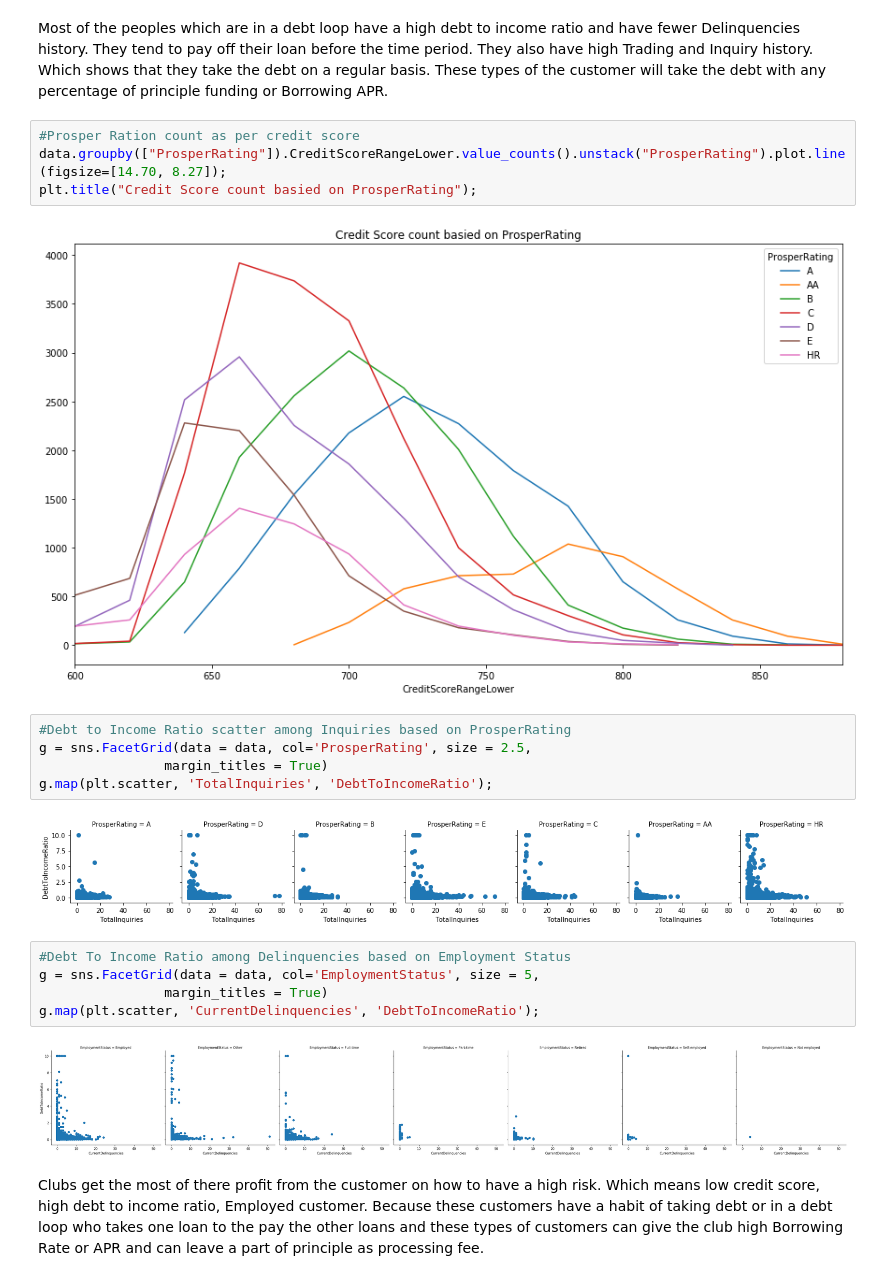
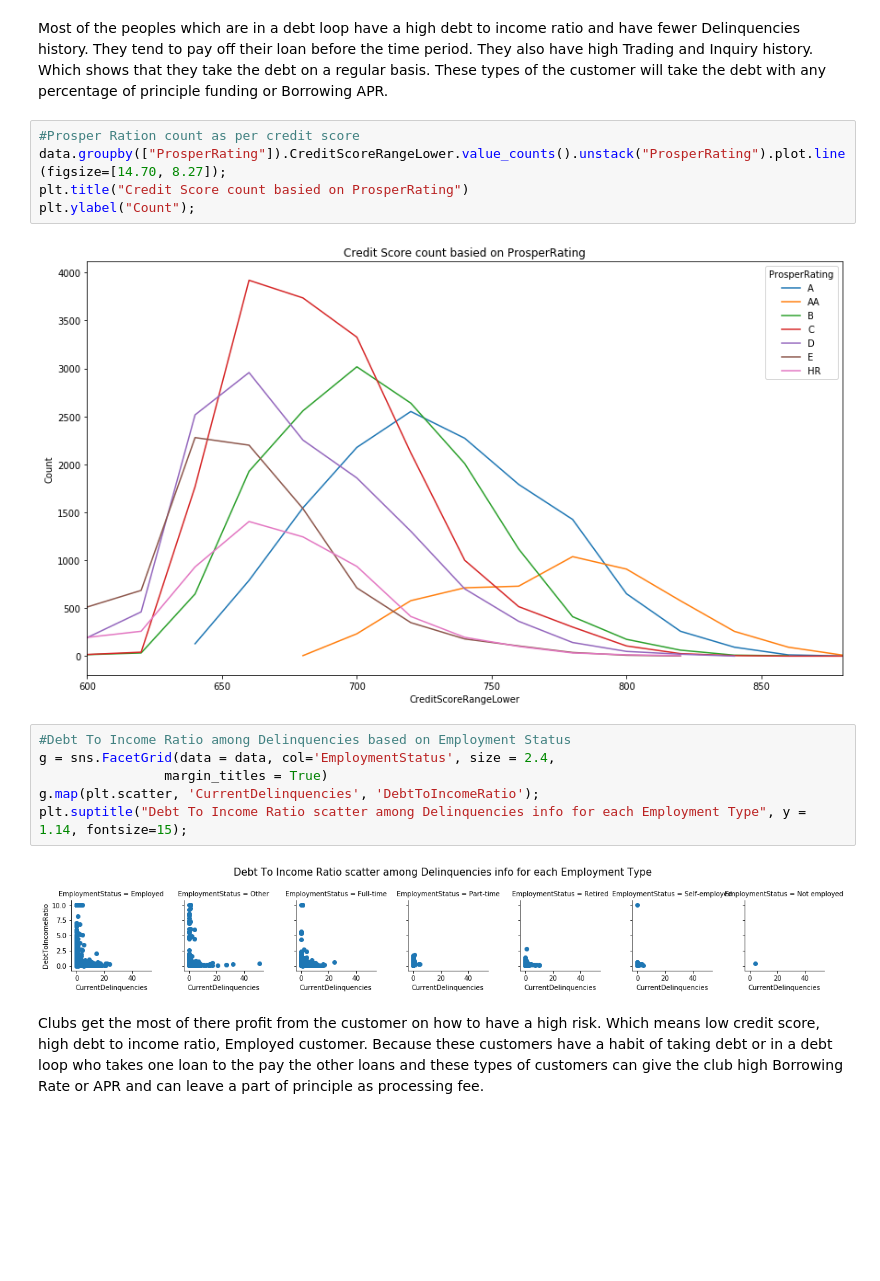
Before and after one commit to naveenmaan/Loan-Data-Analysis, a Jupyter notebook: slide_deck_template.ipynb, the cells around one changed output. Saved outputs shown, nothing was run; the diff lists cells and outputs as text; blank space fills up the shorter version.

Commit message:
Fixing the title

```diff
--- a/slide_deck_template.ipynb
+++ b/slide_deck_template.ipynb
@@ -56,23 +58,18 @@ Most of the peoples which are in a debt loop have a high debt to income ratio an
 # %%
 #Prosper Ration count as per credit score
 data.groupby(["ProsperRating"]).CreditScoreRangeLower.value_counts().unstack("ProsperRating").plot.line(figsize=[14.70, 8.27]);
-plt.title("Credit Score count basied on ProsperRating");
+plt.title("Credit Score count basied on ProsperRating")
+plt.ylabel("Count");
 # %% [output]
-[figure, old version]
+[figure, new version]
 # %%
-#Debt to Income Ratio scatter among Inquiries based on ProsperRating
-g = sns.FacetGrid(data = data, col='ProsperRating', size = 2.5,
+#Debt To Income Ratio among Delinquencies based on Employment Status
+g = sns.FacetGrid(data = data, col='EmploymentStatus', size = 2.4,
                 margin_titles = True)
-g.map(plt.scatter, 'TotalInquiries', 'DebtToIncomeRatio');
+g.map(plt.scatter, 'CurrentDelinquencies', 'DebtToIncomeRatio');
+plt.suptitle("Debt To Income Ratio scatter among Delinquencies info for each Employment Type", y = 1.14, fontsize=15);
 # %% [output]
-[figure, old version]
+[figure, new version]
-# %%
-#Debt To Income Ratio among Delinquencies based on Employment Status
-g = sns.FacetGrid(data = data, col='EmploymentStatus', size = 5,
-                margin_titles = True)
-g.map(plt.scatter, 'CurrentDelinquencies', 'DebtToIncomeRatio');
-# %% [output]
-[figure, removed]
 # %% [markdown]
 Clubs get the most of there profit from the customer on how to have a high risk. Which means low credit score, high debt to income ratio, Employed customer. Because these customers have a habit of taking debt or in a debt loop who takes one loan to the pay the other loans and these types of customers can give the club high Borrowing Rate or APR and can leave a part of principle as processing fee.
 # %%
```
Also changed, not shown: parts of 5 cells of this notebook, 2 other files.
